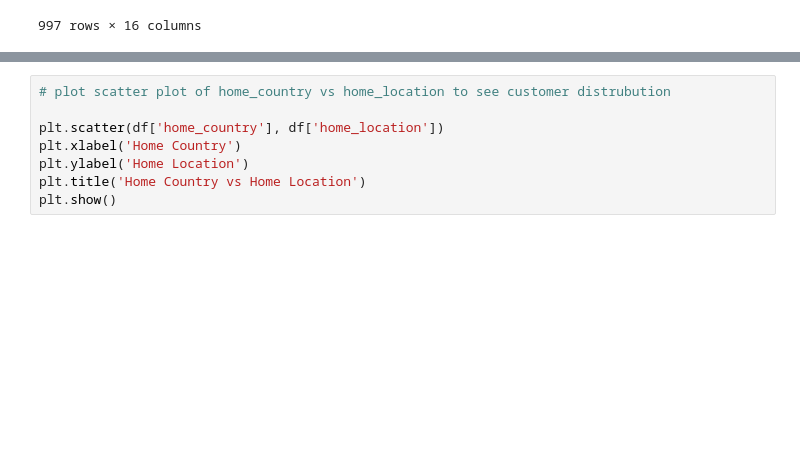
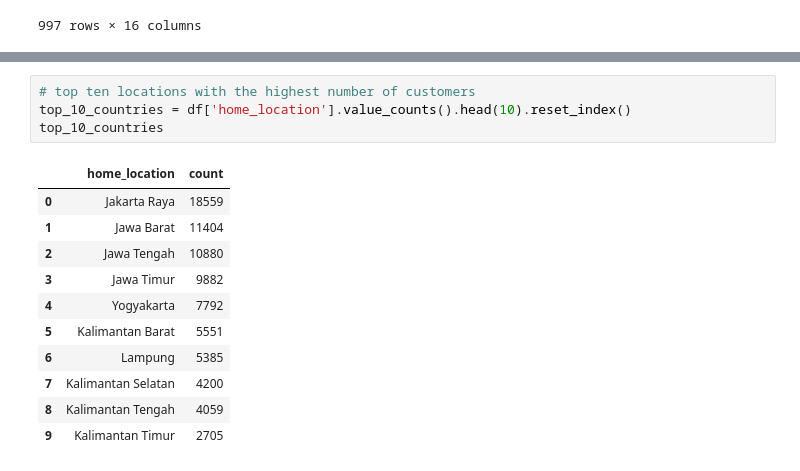
Before and after one commit to melatteshome/e-commerce-data-platform, a Jupyter notebook: notebooks/customer_eda.ipynb, the cells around one changed output, grey strips where cells are left out. Saved outputs shown, nothing was run; the diff lists cells and outputs as text; blank space fills up the shorter version.

```diff
--- a/notebooks/customer_eda.ipynb
+++ b/notebooks/customer_eda.ipynb
@@ -137,8 +140,16 @@ find_outlier_box_plot(df=df, column='age')
-# %%
-# plot scatter plot of home_country vs home_location to see customer distrubution
-
-plt.scatter(df['home_country'], df['home_location'])
-plt.xlabel('Home Country')
-plt.ylabel('Home Location')
-plt.title('Home Country vs Home Location')
-plt.show()
+# %%
+# top ten locations with the highest number of customers
+top_10_countries = df['home_location'].value_counts().head(10).reset_index()
+top_10_countries
+# %% [output]
+|  | home_location | count |
+| 0 | Jakarta Raya | 18559 |
+| 1 | Jawa Barat | 11404 |
+| 2 | Jawa Tengah | 10880 |
+| 3 | Jawa Timur | 9882 |
+| 4 | Yogyakarta | 7792 |
+| 5 | Kalimantan Barat | 5551 |
+| 6 | Lampung | 5385 |
+| 7 | Kalimantan Selatan | 4200 |
+| 8 | Kalimantan Tengah | 4059 |
+| 9 | Kalimantan Timur | 2705 |
```
Also changed, not shown: parts of 7 cells of this notebook, 17 other files.
